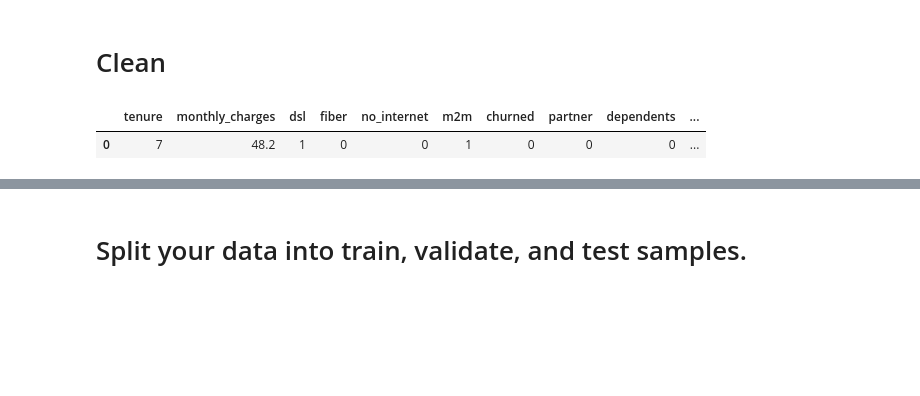
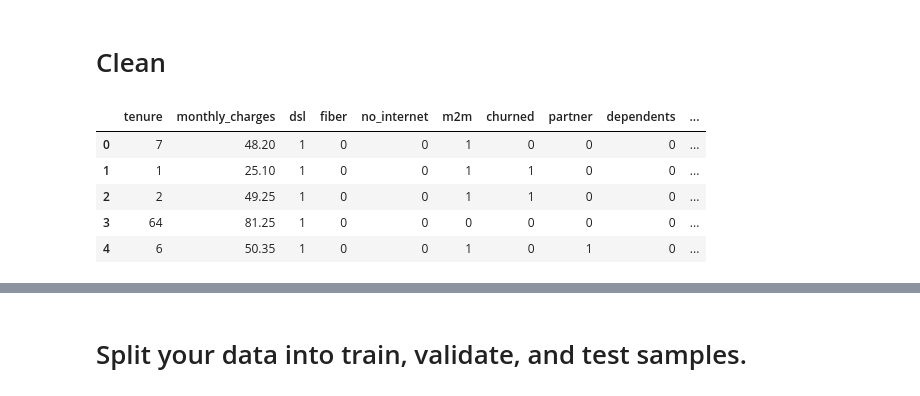
Before and after one commit to hrodjr/telco-churn-classification-project, a Jupyter notebook: scratch_telco.ipynb, the cells around one changed output, grey strips where cells are left out. Cells and saved outputs as stored; diff of their text form; code cells hidden in the pictures; blank space fills up the shorter version.

```diff
--- a/scratch_telco.ipynb
+++ b/scratch_telco.ipynb
@@ -58,7 +58,7 @@ from sklearn.neighbors import KNeighborsClassifier
 # %% [markdown]
 # Acquire
 # %%
-df = acquire.get_telco_data()
+df = get_db.get_telco_data()
 df.head(1)
 # %% [output]
 |  | payment_type_id | payment_type | internet_service_type_id | internet_service_type | contract_type_id | ... |
@@ -94,9 +94,13 @@ for col in obj_cols:
 # %%
 #added above to the prepare module.
 df = prepare.clean_data(df)
-df.head(1)
+df.head()
 # %% [output]
 |  | tenure | monthly_charges | dsl | fiber | no_internet | m2m | churned | partner | dependents | ... |
-| 0 | 7 | 48.2 | 1 | 0 | 0 | 1 | 0 | 0 | 0 | ... |
+| 0 | 7 | 48.20 | 1 | 0 | 0 | 1 | 0 | 0 | 0 | ... |
+| 1 | 1 | 25.10 | 1 | 0 | 0 | 1 | 1 | 0 | 0 | ... |
+| 2 | 2 | 49.25 | 1 | 0 | 0 | 1 | 1 | 0 | 0 | ... |
+| 3 | 64 | 81.25 | 1 | 0 | 0 | 0 | 0 | 0 | 0 | ... |
+| 4 | 6 | 50.35 | 1 | 0 | 0 | 1 | 0 | 1 | 0 | ... |
 # %%
 df.info()
```
Also changed, not shown: parts of 16 cells of this notebook, 3 other files.
